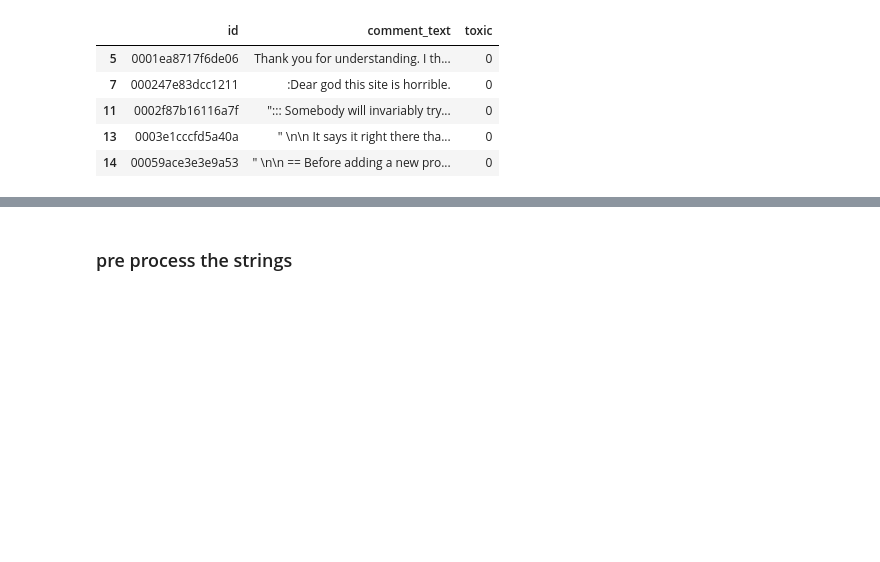
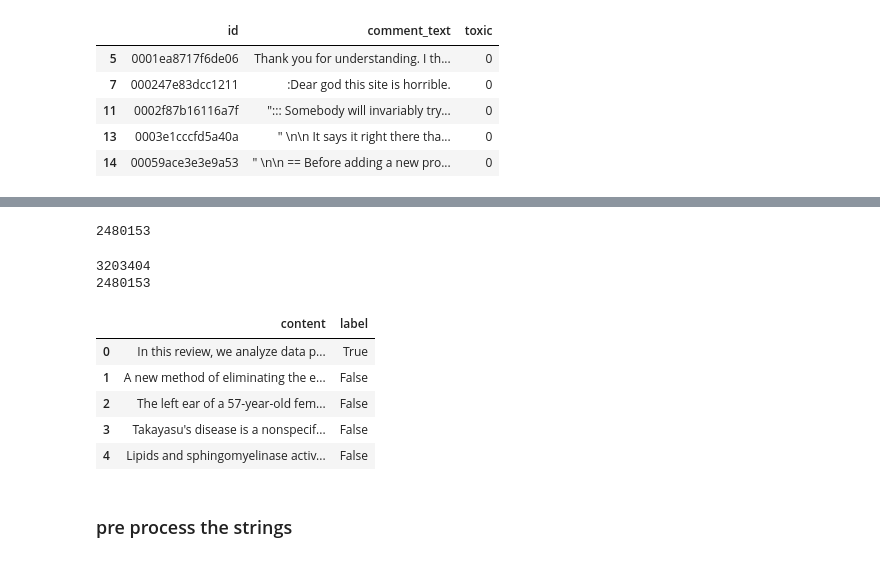
Before and after one commit to gallilmaimon/LUNATC, a Jupyter notebook: data/preprocess data.ipynb, the cells around one changed output, grey strips where cells are left out. Drawn from its saved outputs; the diff is of its cells as text; code cells hidden in the pictures; blank space fills up the shorter version.

```diff
--- a/data/preprocess data.ipynb
+++ b/data/preprocess data.ipynb
@@ -199,0 +200,7 @@ df_test_toxic.to_csv('toxic/toxic_test.csv', index=False)
+# %%
+path = 'pubmed/'
+# %%
+orig_df = pd.read_csv(path + 'pubmed_review_case.csv')
+# %%
+df = orig_df[['article_abstract', 'is_review']]
+df.columns = ['content', 'label']
@@ -199,0 +209,21 @@ df_test_toxic.to_csv('toxic/toxic_test.csv', index=False)
+# %%
+(lens < 180).sum()
+# %% [output]
+2480153
+# %%
+# filter lengths
+print(len(df))
+df_filter = df[df.content.apply(lambda x: len(x.split())) < 180]
+print(len(df_filter))
+# %% [output]
+3203404
+2480153
+# %%
+df_filter.head()
+# %% [output]
+|  | content | label |
+| 0 | In this review, we analyze data p... | True |
+| 1 | A new method of eliminating the e... | False |
+| 2 | The left ear of a 57-year-old fem... | False |
+| 3 | Takayasu's disease is a nonspecif... | False |
+| 4 | Lipids and sphingomyelinase activ... | False |
```
Also changed, not shown: parts of 20 cells of this notebook.
